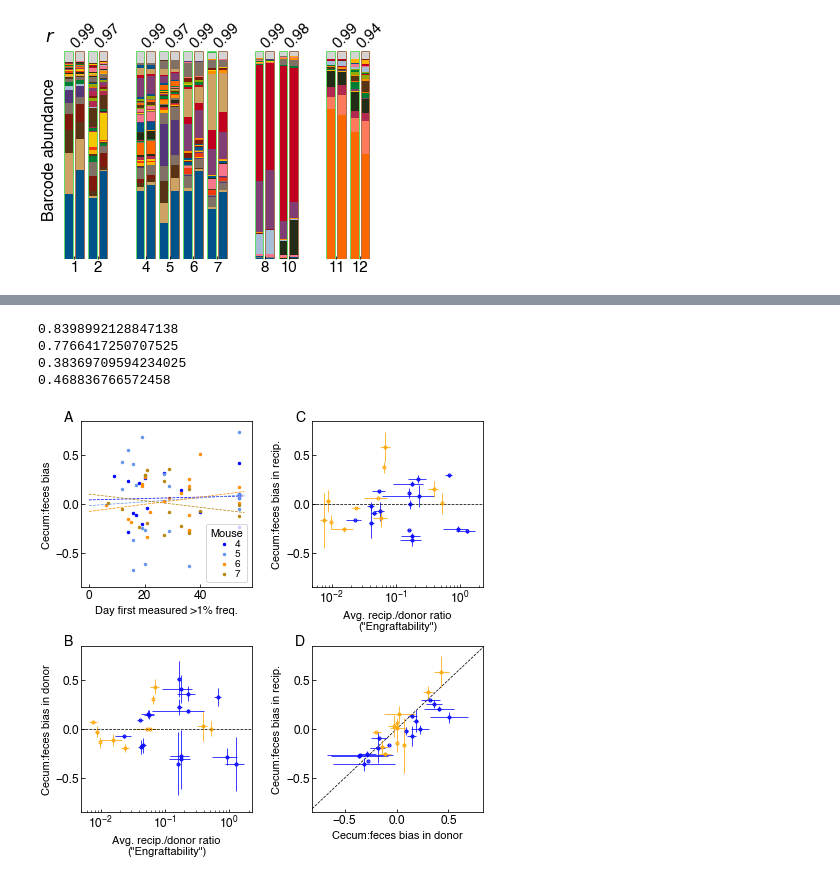
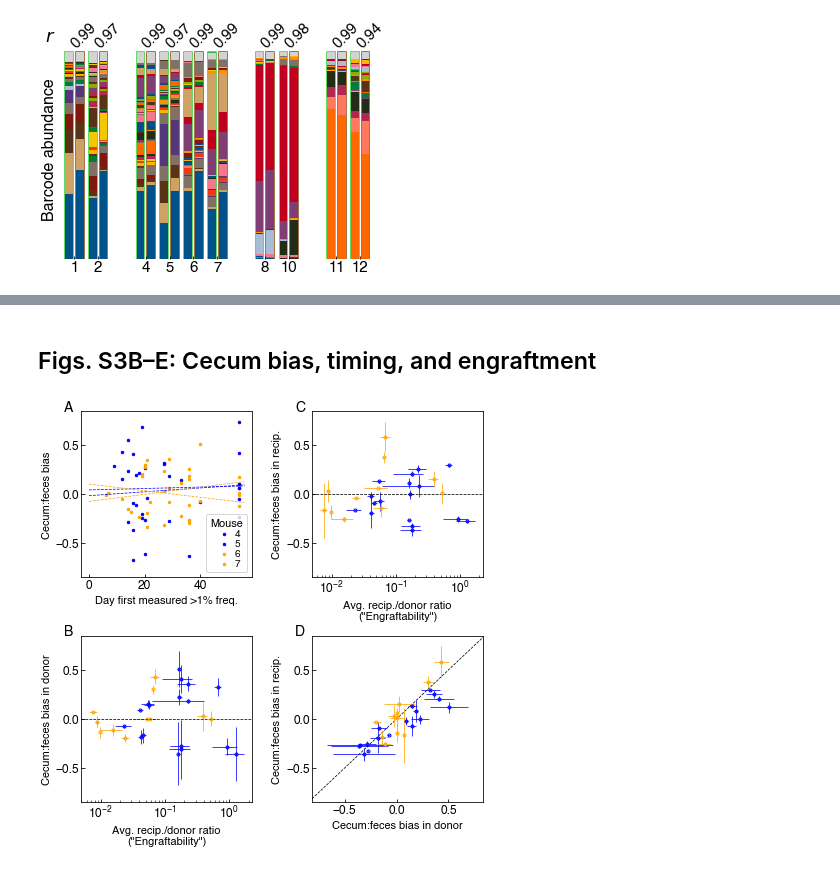
Before and after one commit to DanielWongPGH/btheta_barcoded_evolution, a Jupyter notebook: notebooks/3_cecum_feces_correlations.ipynb, the cells around one changed output, grey strips where cells are left out. Drawn from its saved outputs; the diff is of its cells as text; code cells hidden in the pictures.

Commit message:
3_cecum clean up

```diff
--- a/notebooks/3_cecum_feces_correlations.ipynb
+++ b/notebooks/3_cecum_feces_correlations.ipynb
@@ -1,15 +3,17 @@
 # %%
-from methods.config import *
-import numpy as np; rnd=np.random.default_rng()
-import matplotlib.pyplot as plt; import matplotlib as mpl
+from importlib import reload
+import pickle
+
+import matplotlib as mpl
+import matplotlib.pyplot as plt
+import numpy as np
 import scipy.stats
 
-import pickle
+import methods.shared as shared
 import methods.util as util
-import methods.shared as shared
-import methods.sim_barcodes as sim
-from importlib import reload
+from methods.config import *
 
+rnd = np.random.default_rng()
 plt.rcParams['ytick.labelsize'] = 12
 plt.rcParams['xtick.labelsize'] = 12
 plt.rcParams['svg.fonttype'] = 'none'
@@ -463,10 +395,7 @@ fig.savefig(f'../figures/sfig_cecum_bias_other_cages.svg', bbox_inches='tight',
+# %% [markdown]
+## Figs. S3B–E: Cecum bias, timing, and engraftment
 # %%
-## are barcodes that fail to engraft still deteceted in cecum?
-
-## sort by "Engraftability"
-## plot probability of detection in cecum (i.e. detected in both mice?)
-## Just need a bit of Fig 2 data...
-reload(shared)
+crosshoused_colors = {4: 'blue', 5: 'blue', 6: 'orange', 7: 'orange'}
 def nan_fn(x, fn):
     if np.isnan(x).all():
         return np.nan
@@ -481,11 +410,10 @@ with open(f'{data_dir}/pickled/E1_large_barcode_migration_ratios.pkl', 'rb') as
 fig = plt.figure(figsize=(7.2,7.2))
 gs = mpl.gridspec.GridSpec(2, 2, height_ratios=[1, 1], wspace=0.35, hspace=0.35, figure=fig)
 
-# gs = mpl.gridspec.GridSpec(1, 3, wspace=0.45, figure=fig)
-
 timing_ax = fig.add_subplot(gs[0, 0])
-for mouse in range(4,8): #exclude mouse 13
-    timepoints,reads, depths = shared.get_mouse_timecourse(expt, mouse, min_depth=10**4)
+for mouse in range(4,8):
+    timepoints, reads, depths = shared.get_mouse_timecourse(expt, mouse, min_depth=10**4)
+    # timepoints, reads, depths = timepoints[0], reads[0], depths[0]
     freqs = shared.calc_freqs(reads, depths)
     large_barcodes_bool = np.max(freqs, axis=0) > 1e-2
     large_barcodes = np.arange(len(shared.barcodes))[large_barcodes_bool]
@@ -508,11 +436,12 @@ for mouse in range(4,8): #exclude mouse 13
         cecum_bias.append( np.log( cec_freqs[barcode_index] / fec_freqs[barcode_index] ) )
 
     time_reaching_1p, cecum_bias = np.array(time_reaching_1p), np.array(cecum_bias)
-    timing_ax.scatter(time_reaching_1p, cecum_bias, s=6, color=mouse_colors[mouse], label=f'{mouse}')
+    timing_ax.scatter(time_reaching_1p, cecum_bias, s=6, color=crosshoused_colors[mouse], label=f'{mouse}')
     notnan = ~np.isnan(cecum_bias) & ~np.isinf(cecum_bias)
+    if notnan.sum() < 2:
+        continue
     linregress = scipy.stats.linregress(time_reaching_1p[notnan], cecum_bias[notnan])
-    print(linregress.pvalue)
-    timing_ax.plot([0, 56], [linregress.intercept, 56*linregress.slope + linregress.intercept], linestyle='--', color=mouse_colors[mouse])
+    timing_ax.plot([0, 56], [linregress.intercept, 56*linregress.slope + linregress.intercept], linestyle='--', color=crosshoused_colors[mouse])
 timing_ax.set_xlabel('Day first measured >1% freq.', fontsize=11)
 timing_ax.set_ylabel('Cecum:feces bias', fontsize=11)
 timing_ax.legend(title="Mouse", loc=4, ncol=1, title_fontsize=11, fontsize=10, frameon=True, labelspacing=0.1, handletextpad=0.05, columnspacing=0.1)
@@ -539,7 +468,6 @@ for barcode, recip_donor_ratios in large_barcode_migration_ratios.items():
         donors = [6,7]
         c = 'orange'
 
-    # freq ax
     pseudo = 1e-7
     donor_biases = []
     donor_final_freqs = []
@@ -558,7 +486,6 @@ for barcode, recip_donor_ratios in large_barcode_migration_ratios.items():
         fec_freq = shared.calc_freqs(fec_reads, fec_depth)[barcode]
         cec_freq = shared.calc_freqs(cec_reads, cec_depth)[barcode]
 
-        freq_ax.scatter(fec_freq + pseudo, cec_freq + pseudo, color=c, s=15, marker='o', facecolor='none')
         with np.errstate(divide='ignore'): recip_biases.append( np.log(cec_freq/fec_freq) )
 
     recip_biases = np.array(recip_biases)
@@ -576,53 +503,37 @@ for barcode, recip_donor_ratios in large_barcode_migration_ratios.items():
     bias_vs_bias_ax.errorbar(mean_donor_bias, mean_recip_bias, xerr=donor_bias_err, yerr=recip_bias_err, color=c, marker='o', mfc='none', markersize=3)
     x.append(mean_donor_bias)
     y.append(mean_recip_bias)
-    # recip_bias_ax.errorbar(np.mean(x), np.mean(y), xerr=np.abs(np.diff(x))/2, yerr=np.abs(np.diff(y))/2, color=c, marker='o', mfc='none')
 
 x, y = np.array(x), np.array(y)
 notinf = (~np.isinf(x)) & (~np.isinf(y)) & (~np.isnan(x)) & (~np.isnan(y))
 
 for ax in [donor_bias_ax, recip_bias_ax, bias_vs_bias_ax]:
     ax.set_xscale('log')
-    # ax.set_yscale('log')
     ax.set_facecolor('white')
     ax.set_ylim(-0.85, 0.85)
-# freq_ax.set_xscale('log')
-# freq_ax.set_yscale('log')
 timing_ax.set_ylim(-0.85, 0.85)
 bias_vs_bias_ax.set_xscale('linear')
 
 
-freq_ax.set_xlabel('Freq. in recip. feces, day 54', fontsize=11)
-freq_ax.set_ylabel('Freq. in recip. cecum, day 54', fontsize=11)
-util.plot_diagonal(freq_ax)
 util.plot_diagonal(bias_vs_bias_ax)
 
 donor_bias_ax.axhline(0, color='k', linestyle='--')
 recip_bias_ax.axhline(0, color='k', linestyle='--')
 
 donor_bias_ax.set_xlabel('Avg. recip./donor ratio\n("Engraftability")', fontsize=11)
 recip_bias_ax.set_xlabel('Avg. recip./donor ratio\n("Engraftability")', fontsize=11)
 donor_bias_ax.set_ylabel('Cecum:feces bias in donor', fontsize=11)
 recip_bias_ax.set_ylabel('Cecum:feces bias in recip.', fontsize=11)
 
 bias_vs_bias_ax.set_xlabel('Cecum:feces bias in donor', fontsize=11)
 bias_vs_bias_ax.set_ylabel('Cecum:feces bias in recip.', fontsize=11)
 
-# donor_bias_ax.axline( (10**-3, 10**0),(10**0, 10**-1), color='green')
-# recip_bias_ax.axline( (10**-3, 10**-1),(10**-2, 10**-1), color='green')
-# bias_vs_bias_ax.axline( (7*10**-1, 7*10**-2),(2, 2*10**-1) , color='green')
-
 timing_ax.text(-0.1, 1.0, 'A', fontsize=14, transform=timing_ax.transAxes)
 donor_bias_ax.text(-0.1, 1.0, 'B', fontsize=14, transform=donor_bias_ax.transAxes)
 recip_bias_ax.text(-0.1, 1.0, 'C', fontsize=14, transform=recip_bias_ax.transAxes)
 bias_vs_bias_ax.text(-0.1, 1.0, 'D', fontsize=14, transform=bias_vs_bias_ax.transAxes)
 
-plt.rcParams['svg.fonttype'] = 'none'
 fig.savefig(f'../figures/E1_cecum_vs_engraftment.pdf', format='pdf', transparent=True)
 fig.savefig(f'../figures/E1_cecum_vs_engraftment.svg', format='svg', transparent=True)
 # %% [output]
-0.8398992128847138
-0.7766417250707525
-0.38369709594234025
-0.468836766572458
-[figure, old version]
+[figure, new version]
```
Also changed, not shown: parts of 9 cells of this notebook.
